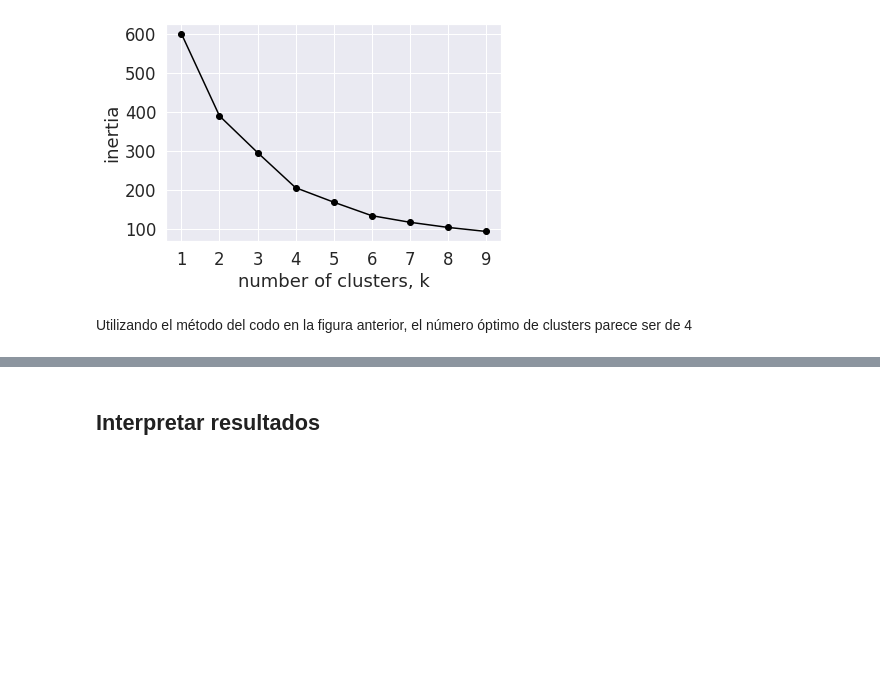
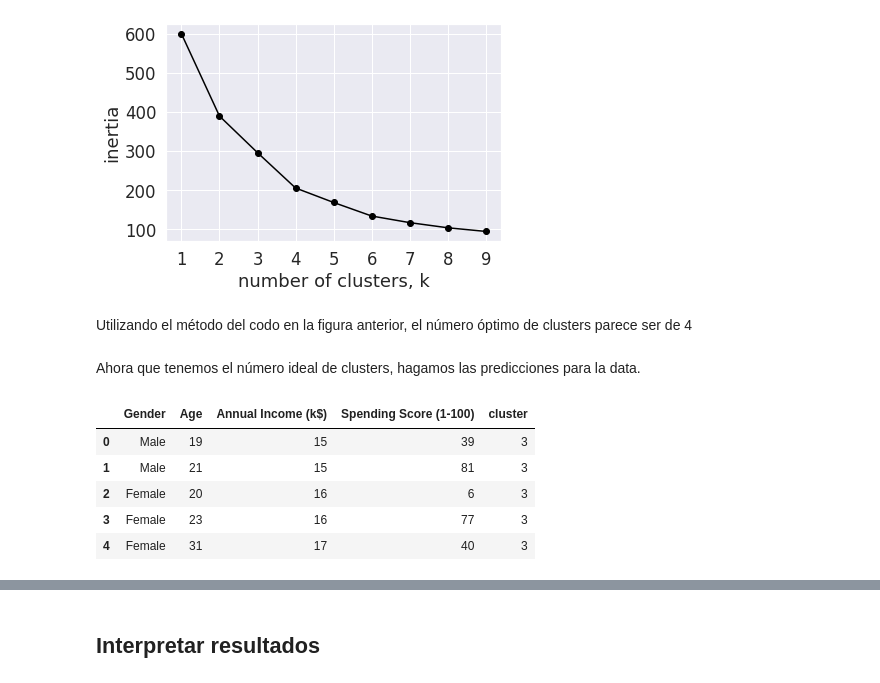
Before and after one commit to nestoredduardo/customer-segmentation, a Jupyter notebook: notebooks/0.1-full.ipynb, the cells around one changed output, grey strips where cells are left out. Saved outputs shown, nothing was run; the diff lists cells and outputs as text; code cells hidden in the pictures; blank space fills up the shorter version.

```diff
--- a/notebooks/0.1-full.ipynb
+++ b/notebooks/0.1-full.ipynb
@@ -157,3 +157,23 @@ plt.show()
 [figure]
 # %% [markdown]
 Utilizando el método del codo en la figura anterior, el número óptimo de clusters parece ser de 4
+# %% [markdown]
+Ahora que tenemos el número ideal de clusters, hagamos las predicciones para la data.
+# %%
+df = pd.read_csv('../data/Mall_Customers.csv')
+df = df.drop(['CustomerID'],axis=1)
+
+model = KMeans(n_clusters=4)
+model.fit(PCA_components.iloc[:,:3])
+
+k_predict = model.predict(PCA_components.iloc[:,:3])
+frame = pd.DataFrame(df)
+frame['cluster'] = k_predict
+frame.head()
+# %% [output]
+|  | Gender | Age | Annual Income (k$) | Spending Score (1-100) | cluster |
+| 0 | Male | 19 | 15 | 39 | 3 |
+| 1 | Male | 21 | 15 | 81 | 3 |
+| 2 | Female | 20 | 16 | 6 | 3 |
+| 3 | Female | 23 | 16 | 77 | 3 |
+| 4 | Female | 31 | 17 | 40 | 3 |
```
Also changed, not shown: parts of 7 cells of this notebook.
